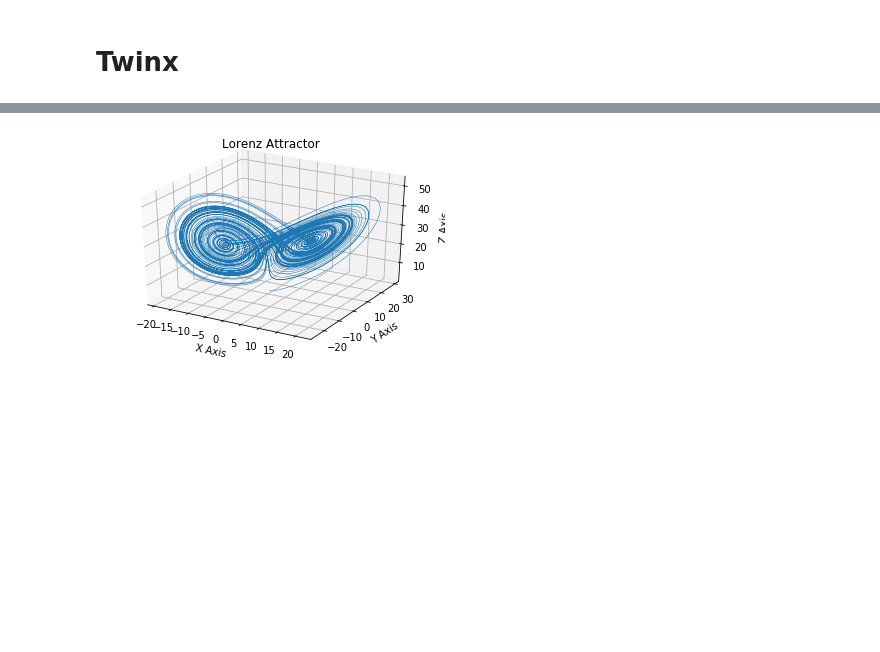
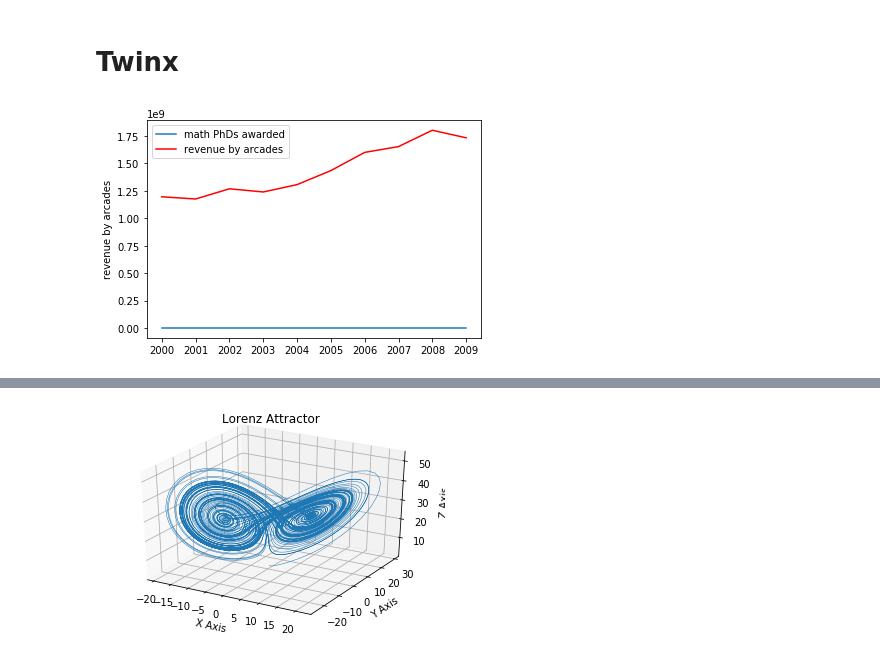
Before and after one commit to amueller/COMS4995-s19, a Jupyter notebook: slides/aml-03-matplotlib/aml-03-012517.ipynb, the cells around one changed output, grey strips where cells are left out. Saved outputs shown, nothing was run; the diff lists cells and outputs as text; code cells hidden in the pictures; blank space fills up the shorter version.

```diff
--- a/slides/aml-03-matplotlib/aml-03-012517.ipynb
+++ b/slides/aml-03-matplotlib/aml-03-012517.ipynb
@@ -807,14 +855,19 @@ df = pd.DataFrame({'Math PhDs awareded (US)': {'2000': 1050,
 # %%
 # could also do df.plot()
 phds = df['Math PhDs awareded (US)']
 revenue = df['Total revenue by arcades (US)']
 years = df.index
 
 plt.figure()
-ax1 = plt.gca()
-line1, = ax1.plot(years, phds)
-line2, = ax1.plot(years, revenue, c='r')
-plt.legend((line1, line2), ("math PhDs awarded", "revenue by arcades"))
+ax = plt.gca()
+ax.plot(years, phds, label="math PhDs awarded")
+ax.plot(years, revenue, c='r', label="revenue by arcades")
+ax.set_ylabel("Math PhDs awarded")
+ax.set_ylabel("revenue by arcades")
+ax.legend()
+plt.savefig("images/matplotlib_twinx1.png", bbox_inches="tight", dpi=300)
+# %% [output]
+[figure, added]
 # %%
 plt.figure()
 ax1 = plt.gca()
```
Also changed, not shown: parts of 25 cells of this notebook.
